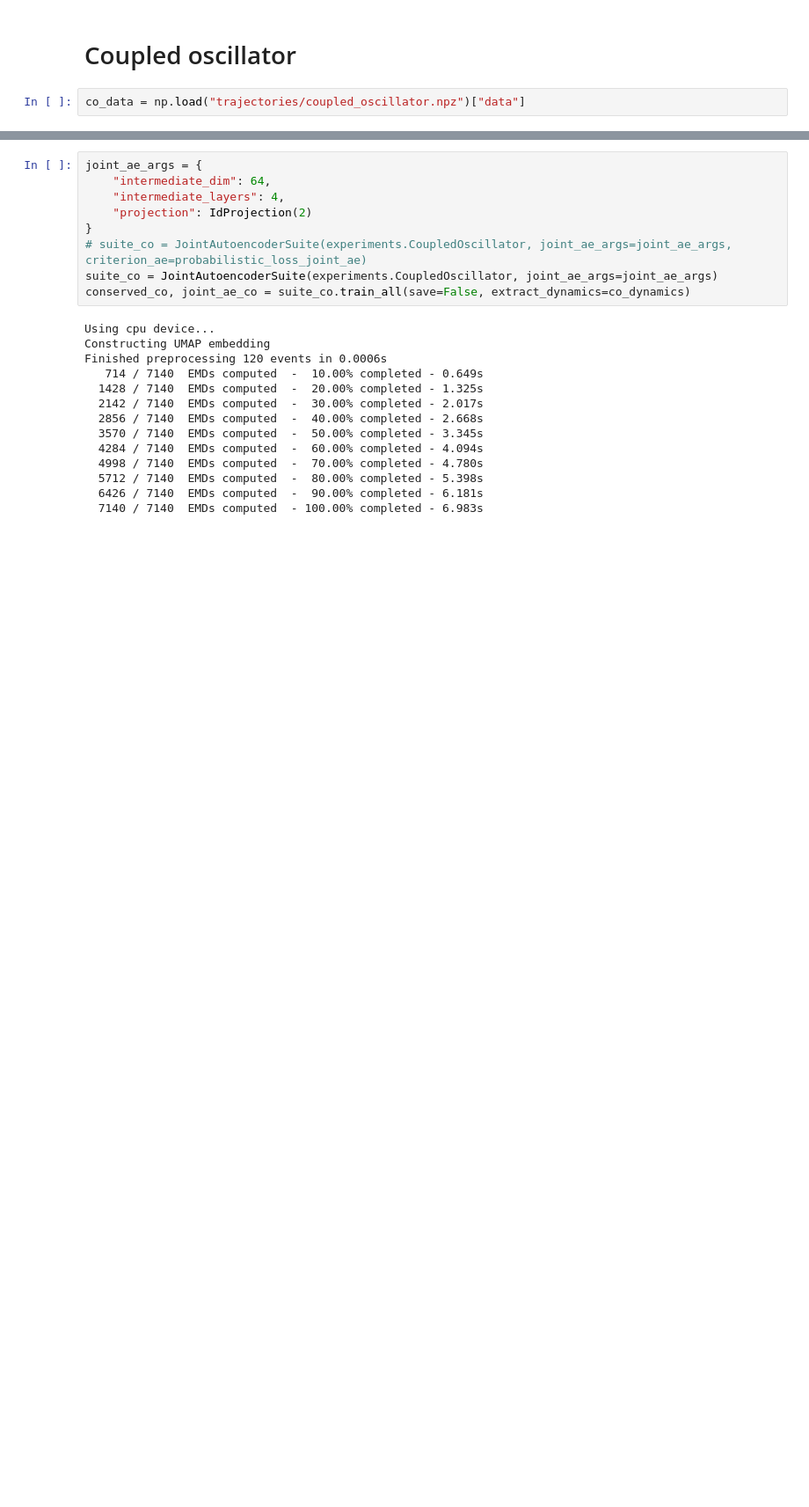
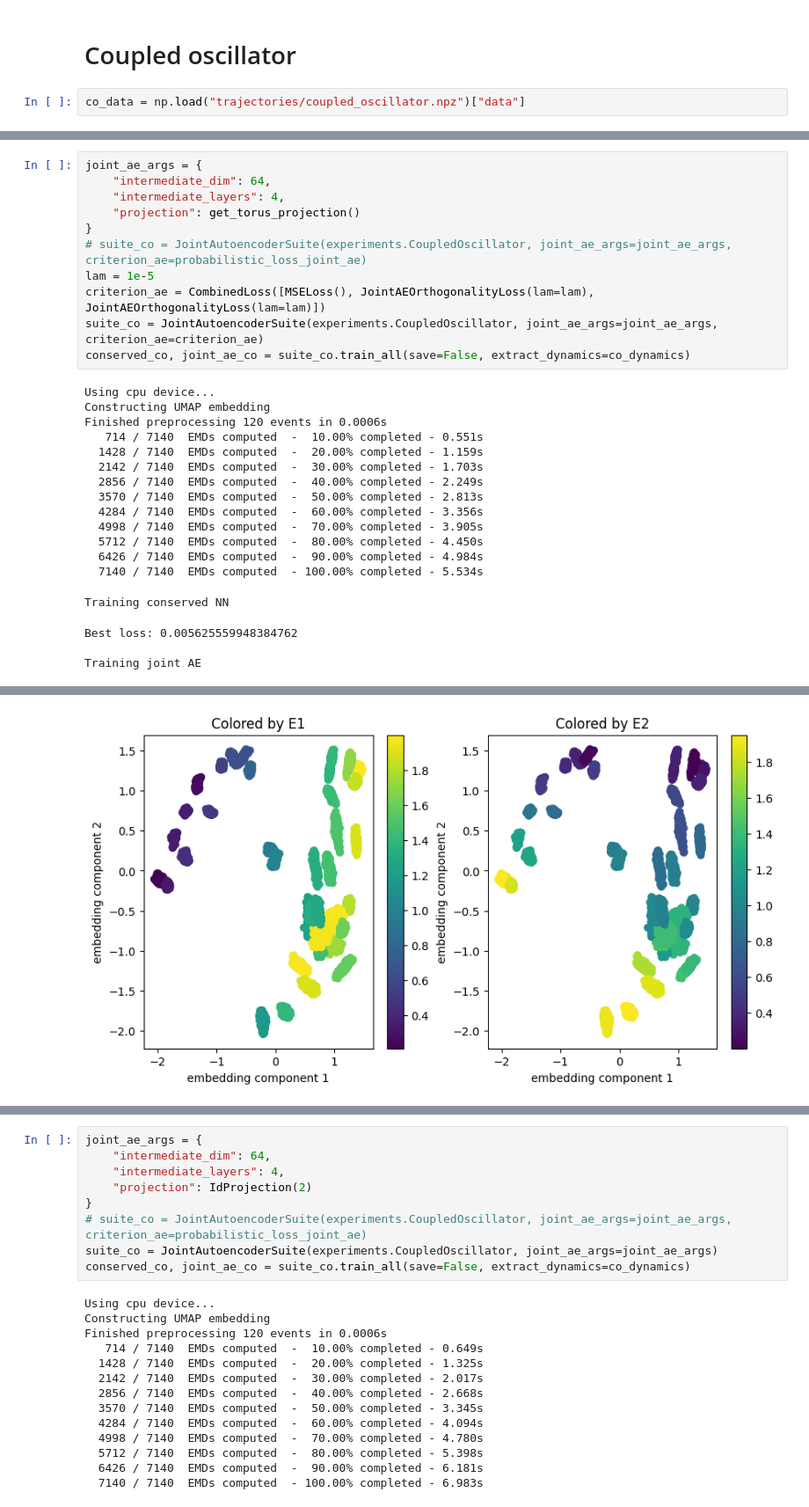
Before and after one commit to waleko/ai-prentice-conservation-laws, a Jupyter notebook: joint autoencoders.ipynb, the cells around one changed output, grey strips where cells are left out. Shown at 88% size. Cells and saved outputs as stored; diff of their text form; blank space fills up the shorter version.

```diff
--- a/joint autoencoders.ipynb
+++ b/joint autoencoders.ipynb
@@ -158,0 +184,29 @@ Best loss: 0.00043046026257798076
+# %%
+joint_ae_args = {
+    "intermediate_dim": 64,
+    "intermediate_layers": 4,
+    "projection": get_torus_projection()
+}
+# suite_co = JointAutoencoderSuite(experiments.CoupledOscillator, joint_ae_args=joint_ae_args, criterion_ae=probabilistic_loss_joint_ae)
+lam = 1e-5
+criterion_ae = CombinedLoss([MSELoss(), JointAEOrthogonalityLoss(lam=lam), JointAEOrthogonalityLoss(lam=lam)])
+suite_co = JointAutoencoderSuite(experiments.CoupledOscillator, joint_ae_args=joint_ae_args, criterion_ae=criterion_ae)
+conserved_co, joint_ae_co = suite_co.train_all(save=False, extract_dynamics=co_dynamics)
+# %% [output]
+Using cpu device...
+Constructing UMAP embedding
+Finished preprocessing 120 events in 0.0006s
+   714 / 7140  EMDs computed  -  10.00% completed - 0.551s
+  1428 / 7140  EMDs computed  -  20.00% completed - 1.159s
+  2142 / 7140  EMDs computed  -  30.00% completed - 1.703s
+  2856 / 7140  EMDs computed  -  40.00% completed - 2.249s
+  3570 / 7140  EMDs computed  -  50.00% completed - 2.813s
+  4284 / 7140  EMDs computed  -  60.00% completed - 3.356s
+  4998 / 7140  EMDs computed  -  70.00% completed - 3.905s
+  5712 / 7140  EMDs computed  -  80.00% completed - 4.450s
+  6426 / 7140  EMDs computed  -  90.00% completed - 4.984s
+  7140 / 7140  EMDs computed  - 100.00% completed - 5.534s
+Training conserved NN
+Best loss: 0.005625559948384762
+
+Training joint AE
@@ -158,0 +214 @@ Best loss: 0.00043046026257798076
+[figure, added]
```
Also changed, not shown: parts of 7 cells of this notebook, 10 other files.
